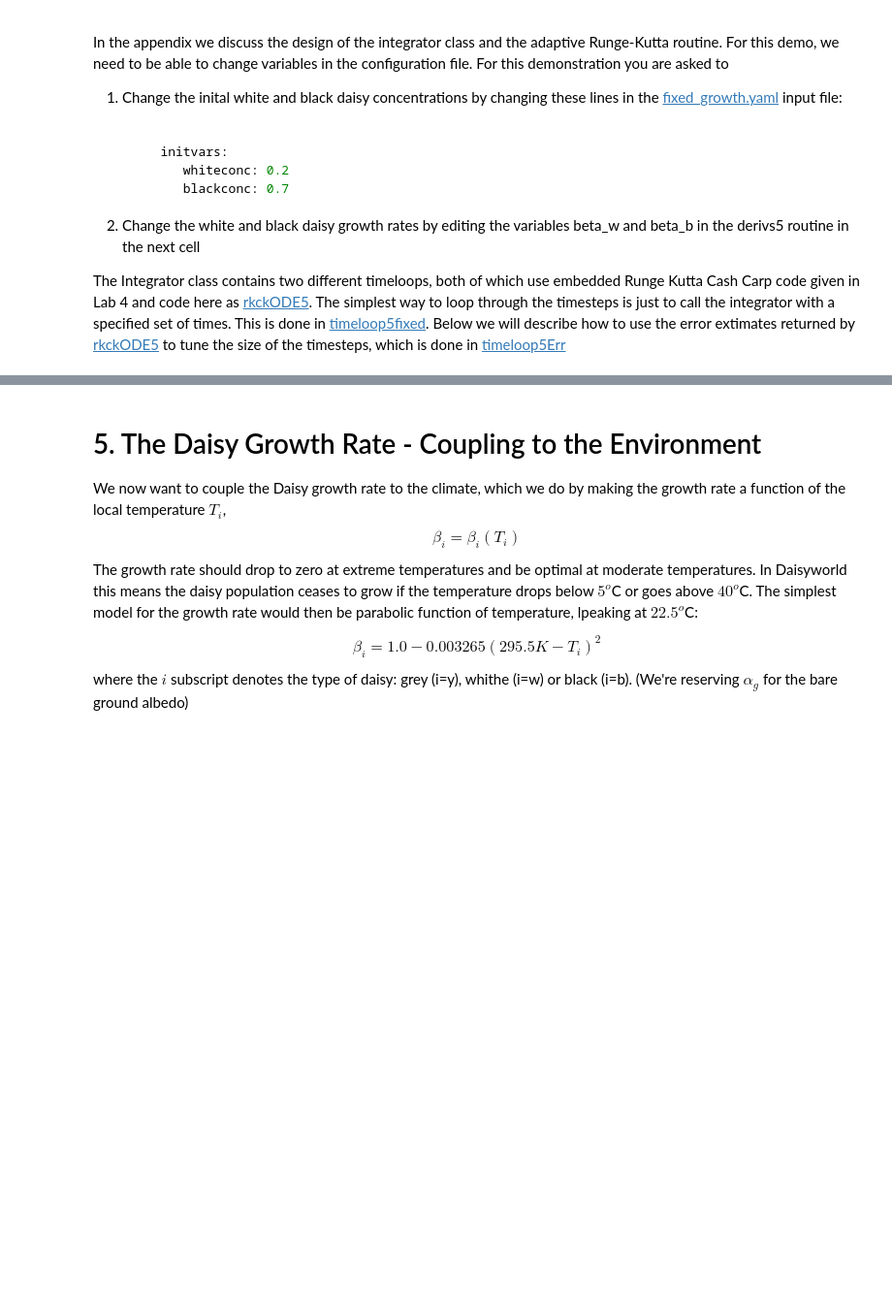
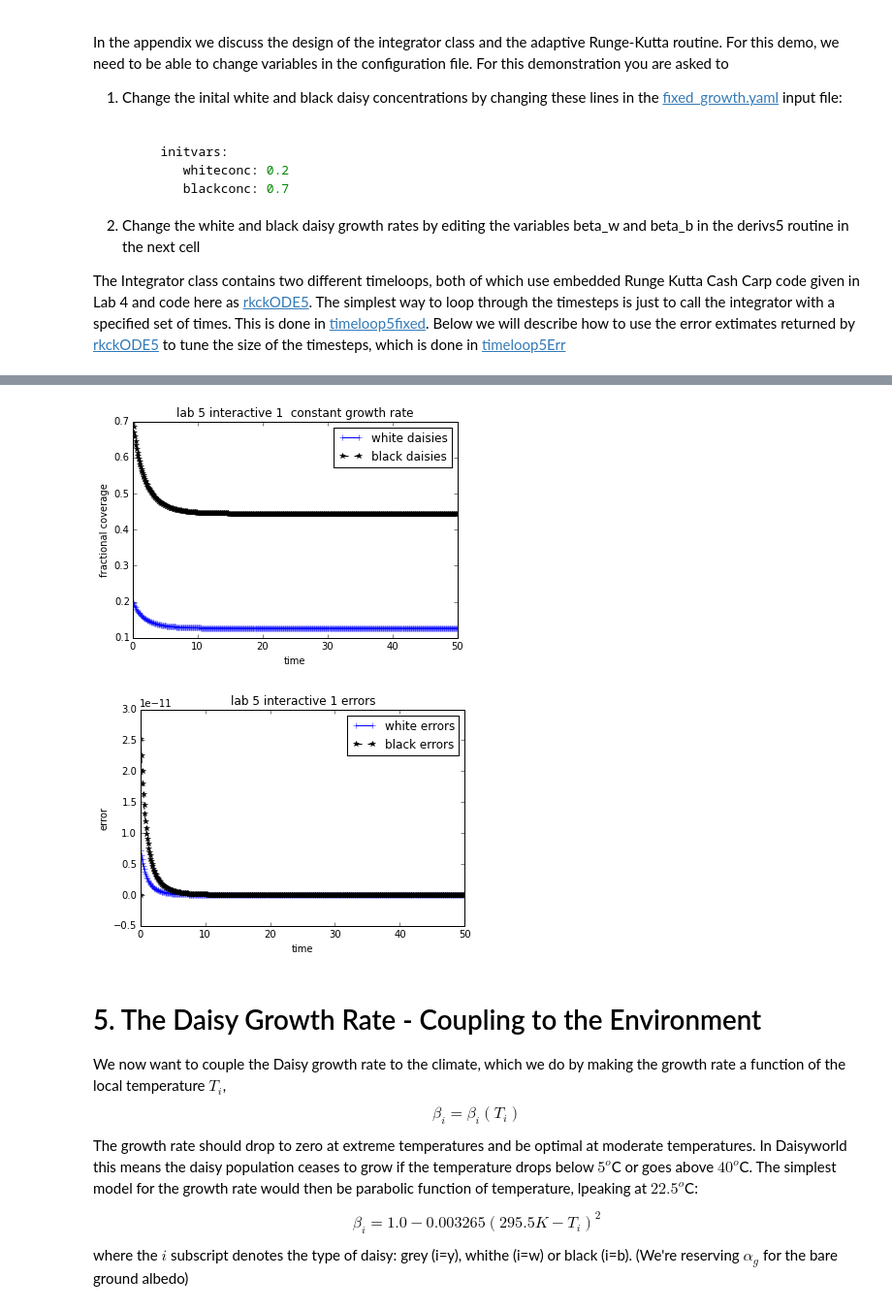
Before and after one commit to timothya87/numeric, a Jupyter notebook: lab5/lab5.ipynb, the cells around one changed output, grey strips where cells are left out. Shown at 97% size. Saved outputs shown, nothing was run; the diff lists cells and outputs as text; code cells hidden in the pictures; blank space fills up the shorter version.

```diff
--- a/lab5/lab5.ipynb
+++ b/lab5/lab5.ipynb
@@ -239,7 +239,6 @@ by [rkckODE5](https://github.com/phaustin/numeric/blob/lab5/numlabs/lab5/lab5_fu
 which is done in [timeloop5Err](https://github.com/phaustin/numeric/blob/lab5/numlabs/lab5/lab5_funs.py#L116)
 # %%
 #
-<a name="sec_fixed"></a>
 ## 4.1  integrate constant growth rates with fixed timesteps
 #
 %matplotlib inline
@@ -334 +332,3 @@ SyntaxError: invalid syntax (<ipython-input-2-4dbebf889766>, line 2)
+[figure, added]
+[figure, added]
 # %% [markdown]
```
Also changed, not shown: parts of 2 cells of this notebook.
